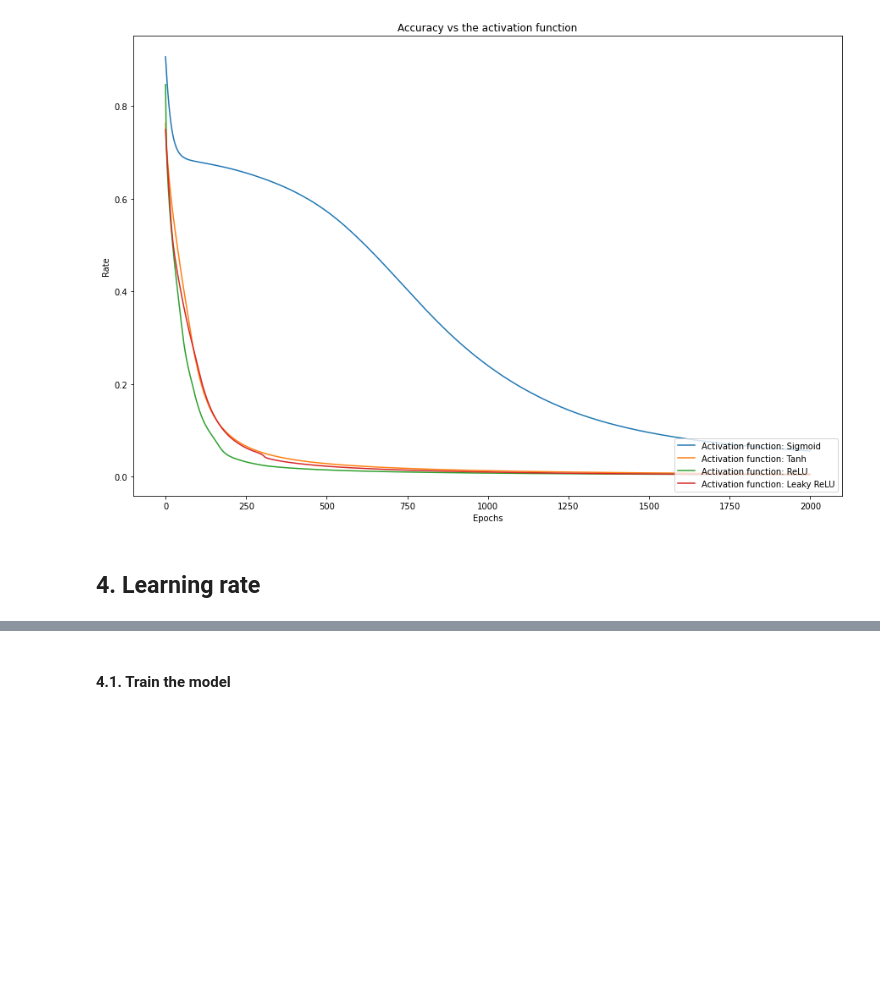
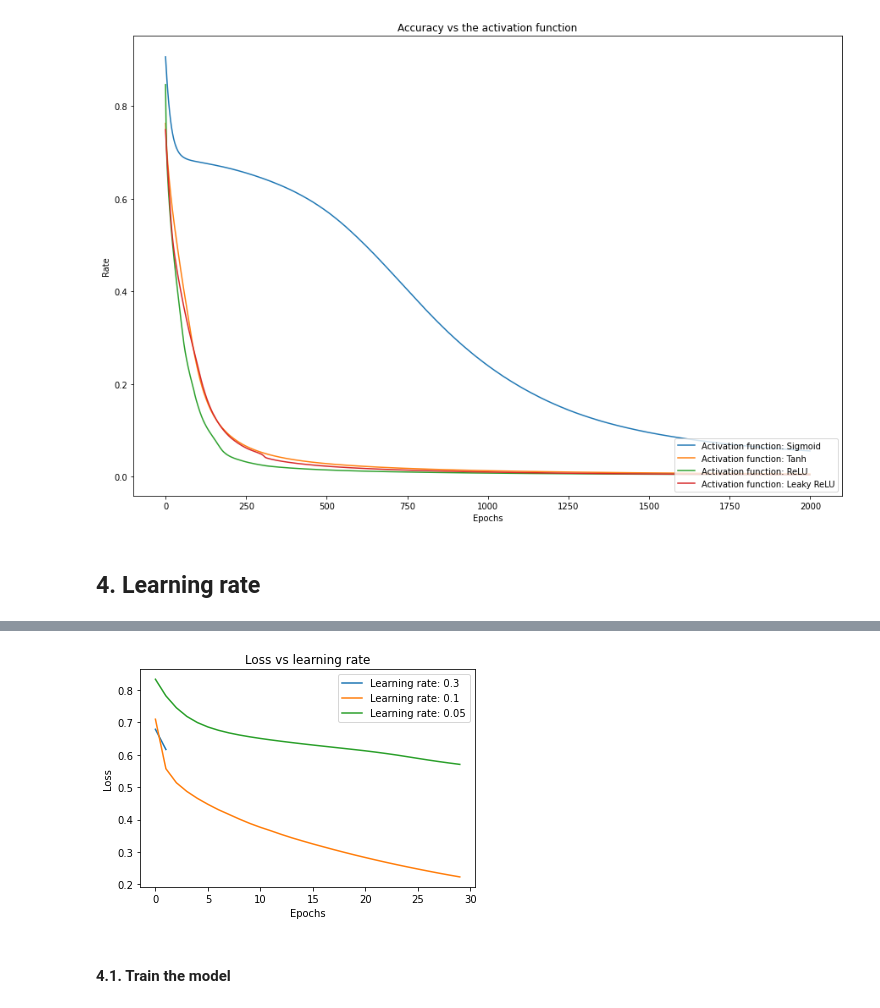
Before and after one commit to kymckay/f21bc-coursework, a Jupyter notebook: investigation.ipynb, the cells around one changed output, grey strips where cells are left out. Saved outputs shown, nothing was run; the diff lists cells and outputs as text; code cells hidden in the pictures; blank space fills up the shorter version.

Commit message:
Sort learning rate experiements

```diff
--- a/investigation.ipynb
+++ b/investigation.ipynb
@@ -218,0 +215,20 @@ Learning rates tested:
+# %%
+epochs = 30
+nr_reps = 10
+nr_models = 3
+
+accuracy_alpha = np.zeros(( nr_models, epochs))
+loss_alpha =  np.zeros(( nr_models, epochs))
+t_time_alpha = np.zeros(( nr_models, nr_reps))
+
+learning_rate = [0.3, 0.1, 0.05]
+
+# for each set of hyperparameters investigated, re-train the network a set number of times
+for i in range (nr_reps):
+    for j in range(nr_models):
+        an, ln, tn = train_nn(2, 5, funcs.leaky_relu, learning_rate[j], epochs)
+
+        # Averaging as we go via weighted sum
+        accuracy_alpha[j] += an / nr_reps
+        loss_alpha[j] += ln / nr_reps
+        t_time_alpha[j] += tn / nr_reps
@@ -219,3 +242,14 @@ Learning rates tested:
+# %%
+for i in range(loss_alpha.shape[0]):
+    plt.plot(loss_alpha[i], linestyle = 'solid', label = f'Learning rate: {learning_rate[i]}')
+
+plt.xlabel('Epochs')
+plt.ylabel('Loss')
+plt.title('Loss vs learning rate')
+plt.legend(loc=1)
+plt.show()
+# %% [output]
+[figure, added]
 # %% [markdown]
 #### 4.1. Train the model
 # %%
```
Also changed, not shown: parts of 3 cells of this notebook.
